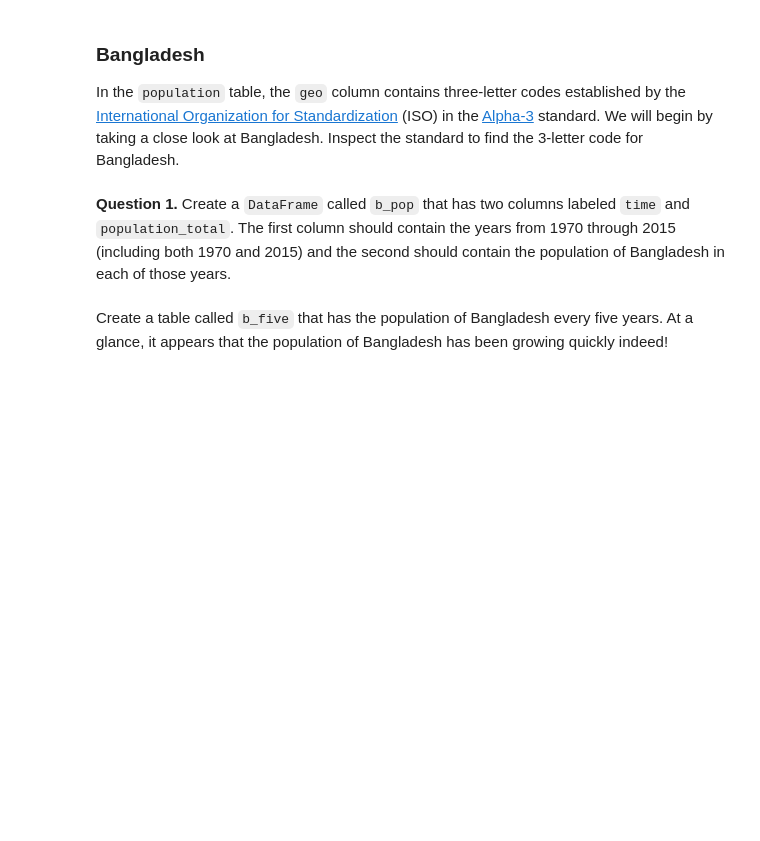
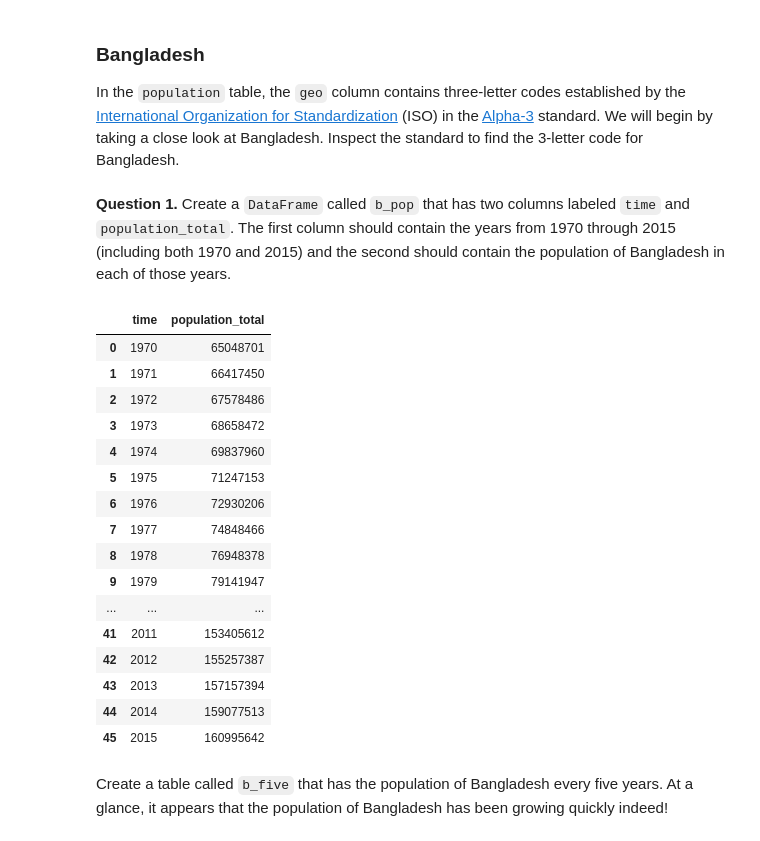
Before and after one commit to Krishan-stack/PP4DS-KS, a Jupyter notebook: assignments/Second-Assignment-amended.ipynb, the cells around one changed output. Saved outputs shown, nothing was run; the diff lists cells and outputs as text; code cells hidden in the pictures; blank space fills up the shorter version.

```diff
--- a/assignments/Second-Assignment-amended.ipynb
+++ b/assignments/Second-Assignment-amended.ipynb
@@ -55,3 +57,33 @@ b_pop
+# %%
+#create a set of filters
+bangladesh = population.geo=="bgd"
+start_date = population.time<1970
+end_date = population.time>2015
+
+#filter the population dataframe by applying the boolean masks
+b_pop = population[bangladesh & ~start_date & ~end_date]
+
+#reset the index and select columns of interest for neatness
+b_pop = b_pop[["time", "population_total"]].reset_index(drop=True)
+b_pop
+# %% [output]
+|  | time | population_total |
+| 0 | 1970 | 65048701 |
+| 1 | 1971 | 66417450 |
+| 2 | 1972 | 67578486 |
+| 3 | 1973 | 68658472 |
+| 4 | 1974 | 69837960 |
+| 5 | 1975 | 71247153 |
+| 6 | 1976 | 72930206 |
+| 7 | 1977 | 74848466 |
+| 8 | 1978 | 76948378 |
+| 9 | 1979 | 79141947 |
+| ... | ... | ... |
+| 41 | 2011 | 153405612 |
+| 42 | 2012 | 155257387 |
+| 43 | 2013 | 157157394 |
+| 44 | 2014 | 159077513 |
+| 45 | 2015 | 160995642 |
 # %% [markdown]
 Create a table called `b_five` that has the population of Bangladesh every five years. At a glance, it appears that the population of Bangladesh has been growing quickly indeed!
 # %%
```
Also changed, not shown: parts of 2 cells of this notebook.
